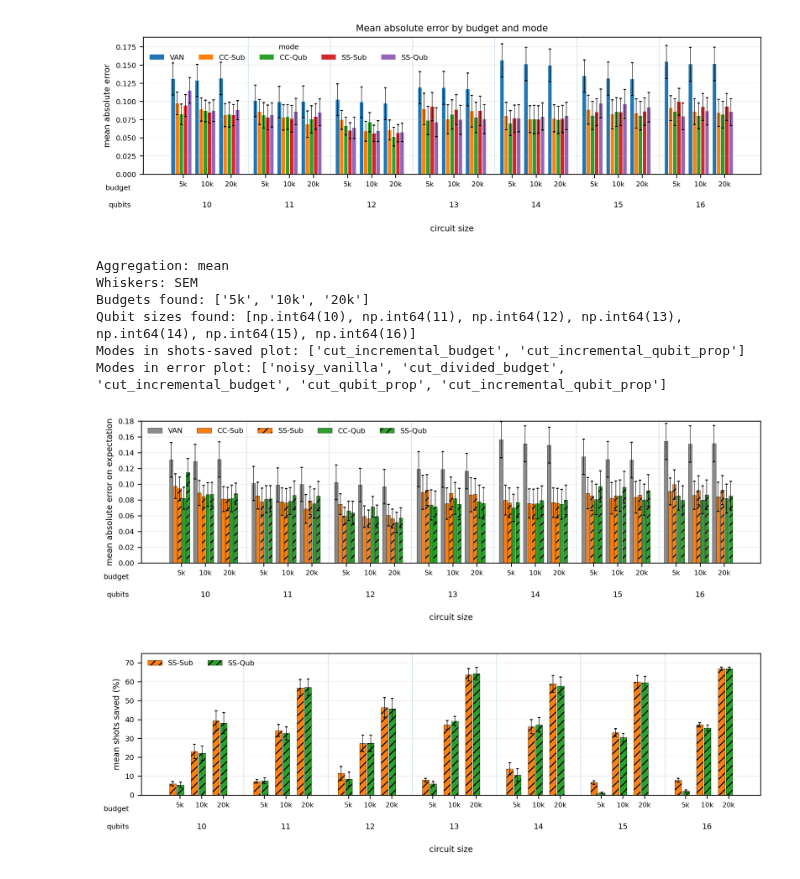
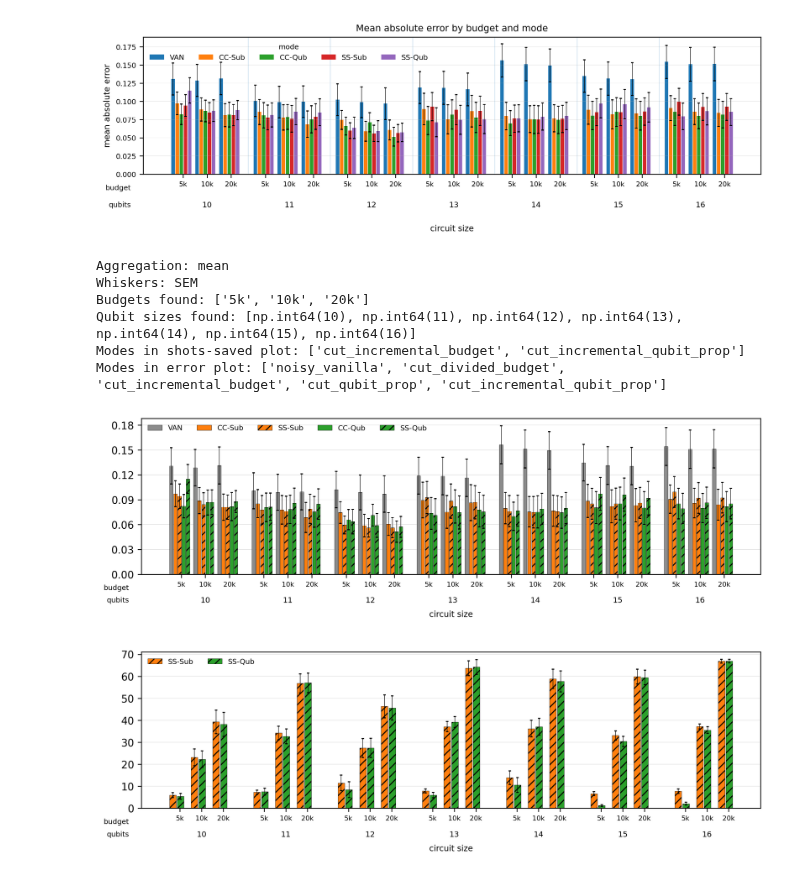
Before and after one commit to alebocci/cut_and_stable_shots, a Jupyter notebook: analyser.ipynb, the cells around one changed output. Saved outputs shown, nothing was run; the diff lists cells and outputs as text; code cells hidden in the pictures.

Commit message:
updated images

```diff
--- a/analyser.ipynb
+++ b/analyser.ipynb
@@ -1842,7 +1842,7 @@ def plot_budget_grouped_bars(
     for q, center in zip(qubit_order, qubit_centers):
         ax.text(
             center,
-            -0.20,
+            -0.145,   # was -0.20
             str(q),
             ha="center",
             va="top",
@@ -1851,25 +1851,9 @@ def plot_budget_grouped_bars(
             clip_on=False,
         )
 
-    # Separator lines between qubit groups
-    for q_idx in range(1, len(qubit_order)):
-        x_sep = q_idx * (qubit_w + qubit_gap) - qubit_gap / 2
-        ax.axvline(x_sep, linewidth=0.55, alpha=0.25)
-
-    ax.set_ylabel(ylabel, fontsize=8)
-
-    if title:
-        ax.set_title(title, fontsize=9)
-
-    ax.tick_params(axis="y", labelsize=7)
-    ax.grid(axis="y", alpha=0.25, linewidth=0.5)
-
-    if ylim is not None:
-        ax.set_ylim(*ylim)
-
     ax.text(
         -0.02,
-        -0.075,
+        -0.065,       # was -0.075
         "budget",
         ha="right",
         va="top",
@@ -1880,7 +1864,7 @@ def plot_budget_grouped_bars(
 
     ax.text(
         -0.02,
-        -0.20,
+        -0.145,       # was -0.20
         "qubits",
         ha="right",
         va="top",
@@ -1889,7 +1873,18 @@ def plot_budget_grouped_bars(
         clip_on=False,
     )
 
-    ax.set_xlabel("circuit size", fontsize=8, labelpad=36)
+    ax.set_xlabel("circuit size", fontsize=8, labelpad=22)
+
+    # More y-axis ticks
+    if ylim is not None:
+        if ylim[1] <= 1:
+            ax.set_yticks(np.arange(ylim[0], ylim[1] + 0.001, 0.03))
+        else:
+            ax.set_yticks(np.arange(ylim[0], ylim[1] + 1, 10))
+
+    # Horizontal grid lines
+    ax.yaxis.grid(True, linestyle="-", linewidth=0.5, alpha=0.35)
+    ax.set_axisbelow(True)
 
     ax.legend(
         title_fontsize=7,
@@ -1900,7 +1895,7 @@ def plot_budget_grouped_bars(
     )
 
     fig.subplots_adjust(
-        bottom=0.30,
+        bottom=0.24,
         top=0.90 if not title else 0.88,
         left=0.08,
         right=0.99,
@@ -1913,32 +1908,32 @@ def plot_budget_grouped_bars(
 
 # ------------------------------------------------------------
 # Create the two separate plots
 # ------------------------------------------------------------
 error_output_suffix = "with_vanilla" if INCLUDE_VANILLA_IN_ERROR_PLOT else "without_vanilla"
 
 plot_budget_grouped_bars(
     error_summary,
     modes_to_plot=error_mode_order,
     ylabel="mean absolute error on expectation",
     title="",
     output_base=f"{AGG_METHOD}_absolute_error_grouped_by_budget_{error_output_suffix}",
     ylim=(0, 0.18),
 )
 
 plot_budget_grouped_bars(
     shots_summary,
     modes_to_plot=shots_mode_order,
     ylabel="mean shots saved (%)",
     title="",
     output_base=f"{AGG_METHOD}_shots_saved_grouped_by_budget_incremental_only",
     ylim=(0, 75),
 )
 # %% [output]
 Aggregation: mean
 Whiskers: SEM
 Budgets found: ['5k', '10k', '20k']
 Qubit sizes found: [np.int64(10), np.int64(11), np.int64(12), np.int64(13), np.int64(14), np.int64(15), np.int64(16)]
 Modes in shots-saved plot: ['cut_incremental_budget', 'cut_incremental_qubit_prop']
 Modes in error plot: ['noisy_vanilla', 'cut_divided_budget', 'cut_incremental_budget', 'cut_qubit_prop', 'cut_incremental_qubit_prop']
-[figure, old version]
+[figure, new version]
-[figure, old version]
+[figure, new version]
```
Also changed, not shown: 4 other files.
